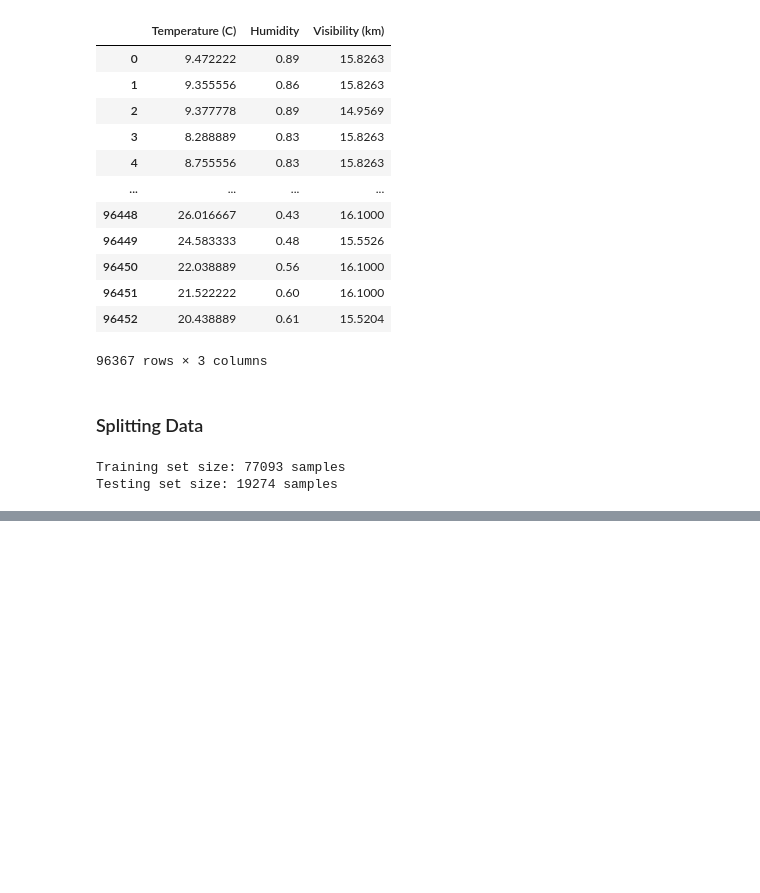
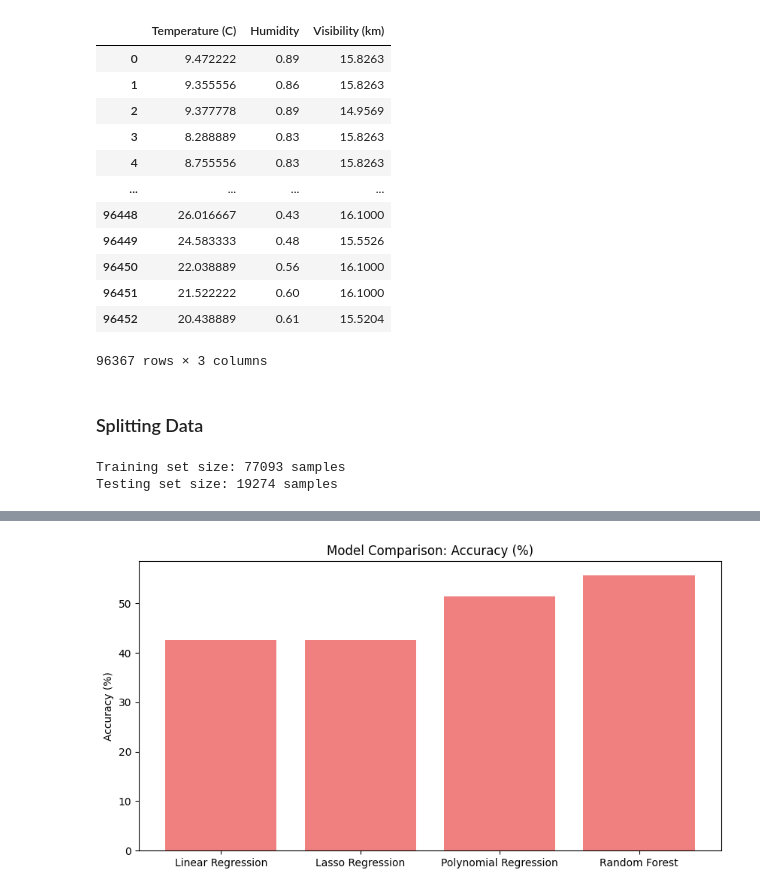
Before and after one commit to teylok/ml_libraries, a Jupyter notebook: DevelopmentPhase.ipynb, the cells around one changed output, grey strips where cells are left out. Cells and saved outputs as stored; diff of their text form; code cells hidden in the pictures; blank space fills up the shorter version.

```diff
--- a/DevelopmentPhase.ipynb
+++ b/DevelopmentPhase.ipynb
@@ -319,0 +426,97 @@ Testing set size: 19274 samples
+# %%
+import numpy as np
+import pandas as pd
+from sklearn.model_selection import train_test_split, cross_val_score, GridSearchCV
+from sklearn.linear_model import LinearRegression, Lasso
+from sklearn.preprocessing import PolynomialFeatures
+from sklearn.ensemble import RandomForestRegressor
+from sklearn.metrics import mean_squared_error, r2_score, mean_absolute_error
+import matplotlib.pyplot as plt
+
+# --- Datenvorbereitung ---
+X = df[['Humidity', 'Visibility (km)']]  # Features
+y = df['Temperature (C)']  # Target variable
+
+X_train, X_test, y_train, y_test = train_test_split(X, y, test_size=0.2, random_state=42)
+
+# --- Hilfsfunktion für Accuracy in Prozent ---
+def calculate_accuracy(metric_value, metric_type='R2', y_test=None, y_pred=None):
+    if metric_type == 'R2':
+        accuracy = max(0, min(1, metric_value)) * 100  # R² in Prozent (max auf 0 setzen, falls negativ)
+    elif metric_type == 'MAE':
+        accuracy = (1 - (metric_value / np.mean(y_test))) * 100  # MAE-Accuracy
+    else:
+        raise ValueError("Unsupported metric type")
+    return accuracy
+
+# --- 1. Lineare Regression ---
+linear_model = LinearRegression()
+linear_model.fit(X_train, y_train)
+y_pred_linear = linear_model.predict(X_test)
+r2_linear = r2_score(y_test, y_pred_linear)
+mse_linear = mean_squared_error(y_test, y_pred_linear)
+
+accuracy_linear = calculate_accuracy(r2_linear, metric_type='R2')
+
+# --- 2. Lasso Regression mit Hyperparameter-Optimierung ---
+lasso_model = Lasso()
+lasso_param_grid = {'alpha': [0.01, 0.1, 1, 10, 100]}
+lasso_search = GridSearchCV(lasso_model, lasso_param_grid, cv=5, scoring='r2')
+lasso_search.fit(X_train, y_train)
+best_lasso_model = lasso_search.best_estimator_
+y_pred_lasso = best_lasso_model.predict(X_test)
+r2_lasso = r2_score(y_test, y_pred_lasso)
+mse_lasso = mean_squared_error(y_test, y_pred_lasso)
+
+accuracy_lasso = calculate_accuracy(r2_lasso, metric_type='R2')
+
+# --- 3. Polynomial Regression ---
+poly = PolynomialFeatures(degree=2)
+X_train_poly = poly.fit_transform(X_train)
+X_test_poly = poly.transform(X_test)
+
+poly_model = LinearRegression()
+poly_model.fit(X_train_poly, y_train)
+y_pred_poly = poly_model.predict(X_test_poly)
+mae_poly = mean_absolute_error(y_test, y_pred_poly)
+r2_poly = r2_score(y_test, y_pred_poly)
+
+accuracy_poly = calculate_accuracy(mae_poly, metric_type='MAE', y_test=y_test)
+
+# --- 4. Random Forest Regression mit Hyperparameter-Optimierung ---
+rf_model = RandomForestRegressor(random_state=42)
+rf_param_grid = {'n_estimators': [50, 100, 200], 'max_depth': [10, 20, None]}
+rf_search = GridSearchCV(rf_model, rf_param_grid, cv=5, scoring='neg_mean_absolute_error')
+rf_search.fit(X_train, y_train)
+best_rf_model = rf_search.best_estimator_
+y_pred_rf = best_rf_model.predict(X_test)
+mae_rf = mean_absolute_error(y_test, y_pred_rf)
+r2_rf = r2_score(y_test, y_pred_rf)
+
+accuracy_rf = calculate_accuracy(mae_rf, metric_type='MAE', y_test=y_test)
+
+# --- Ergebnisse ---
+models = ['Linear Regression', 'Lasso Regression', 'Polynomial Regression', 'Random Forest']
+accuracies = [accuracy_linear, accuracy_lasso, accuracy_poly, accuracy_rf]
+metrics = [
+    (r2_linear, mse_linear),
+    (r2_lasso, mse_lasso),
+    (r2_poly, mae_poly),
+    (r2_rf, mae_rf)
+]
+
+for i, model in enumerate(models):
+    print(f"{model}:")
+    print(f"Accuracy: {accuracies[i]:.2f}%")
+    if i < 2:  # Lineare Modelle
+        print(f"R²: {metrics[i][0]:.4f}, MSE: {metrics[i][1]:.4f}\n")
+    else:  # Nichtlineare Modelle
+        print(f"MAE: {metrics[i][1]:.4f}, R²: {metrics[i][0]:.4f}\n")
+
+# --- Visualisierung ---
+plt.figure(figsize=(10, 5))
+plt.bar(models, accuracies, color='lightcoral')
+plt.title('Model Comparison: Accuracy (%)')
+plt.ylabel('Accuracy (%)')
+plt.show()
+# %% [output]
@@ -319,0 +538 @@ Testing set size: 19274 samples
+[figure, added]
```
Also changed, not shown: parts of 9 cells of this notebook, 4 other files.
